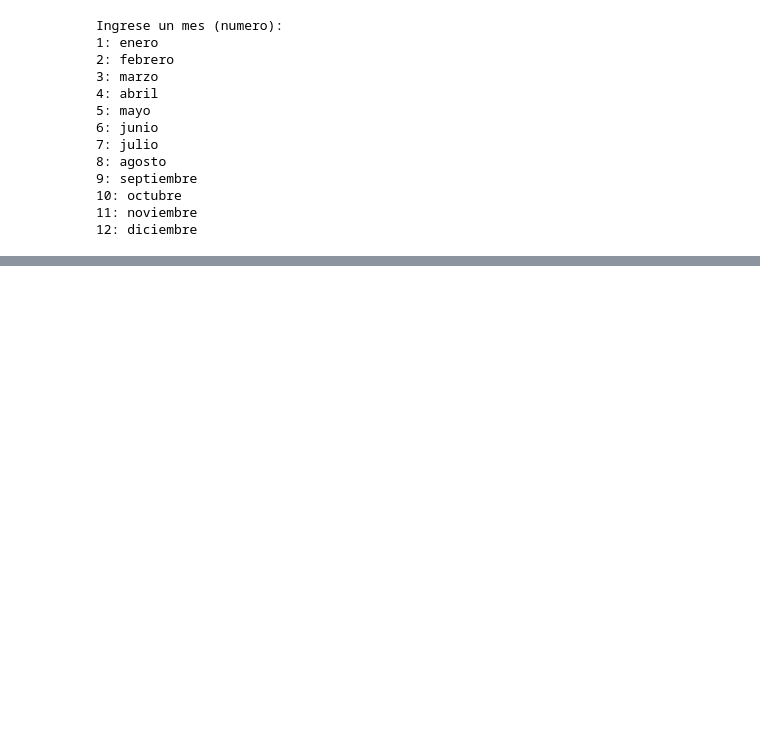
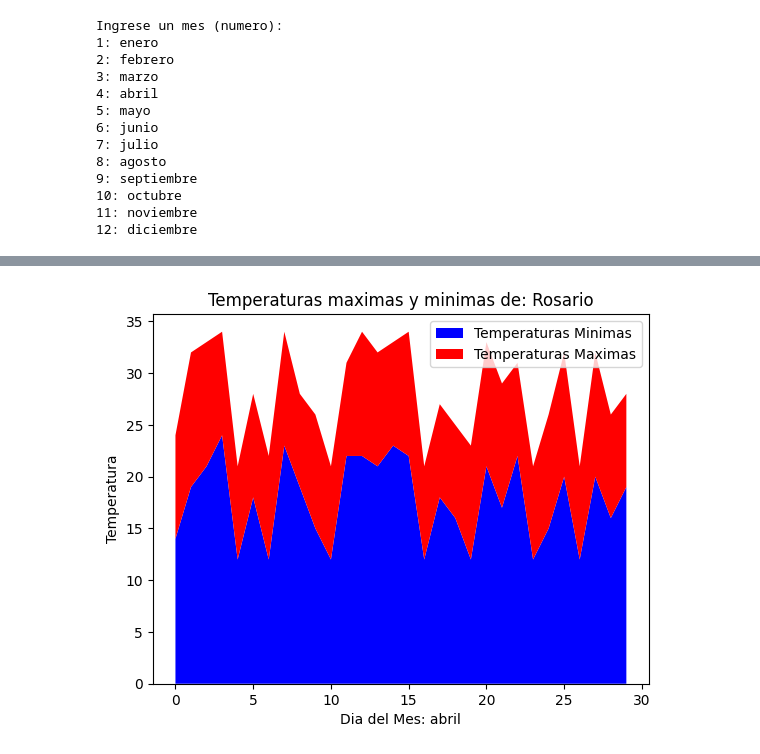
Before and after one commit to sorubadguy/Curso_data_y_machine, a Jupyter notebook: Dia_9/Cuadernos para Prácticas/Proyecto del Día 9 - Consulta de Temperaturas Interactivo.ipynb, the cells around one changed output, grey strips where cells are left out. Saved outputs shown, nothing was run; the diff lists cells and outputs as text; code cells hidden in the pictures; blank space fills up the shorter version.

```diff
--- a/Dia_9/Cuadernos para Prácticas/Proyecto del Día 9 - Consulta de Temperaturas Interactivo.ipynb
+++ b/Dia_9/Cuadernos para Prácticas/Proyecto del Día 9 - Consulta de Temperaturas Interactivo.ipynb
@@ -141,0 +142,3 @@ marzo
+# %%
+filtro_ciudad = df['Ciudad'] == ciudad
+filtro_ciudad
@@ -141,0 +158,3 @@ marzo
+# %%
+df_ciudad_filtro = df.loc[filtro_ciudad]
+df_ciudad_filtro
@@ -141,0 +175,3 @@ marzo
+# %%
+filtro_fecha = pd.DatetimeIndex(df_ciudad_filtro['Fecha']).month == mes
+filtro_fecha
@@ -141,0 +196,3 @@ marzo
+# %%
+df_ciudad_fecha_filtro = df_ciudad_filtro.loc[filtro_fecha]
+df_ciudad_fecha_filtro
@@ -141,0 +217,14 @@ marzo
+# %%
+tmax = df_ciudad_fecha_filtro['Temperatura Maxima'].to_list()
+tmin = df_ciudad_fecha_filtro['Temperatura Minima'].to_list()
+
+temps = np.vstack([tmax, tmin])
+
+fig, ax = plt.subplots()
+ax.stackplot(np.arange(0, len(tmax)), temps, labels=['Temperaturas Minimas', 'Temperaturas Maximas'], colors=['b', 'r'])
+ax.set_title(f"Temperaturas maximas y minimas de: {ciudad}")
+ax.set_xlabel(f'Dia del Mes: {meses[mes-1]}')
+ax.set_ylabel('Temperatura')
+ax.legend(loc='upper right');
+# %% [output]
+[figure, added]
```
Also changed, not shown: parts of 7 cells of this notebook, 1 other file.
